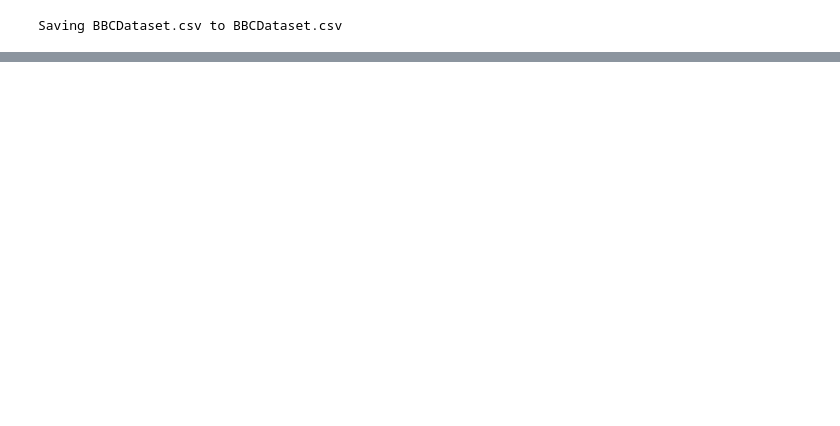
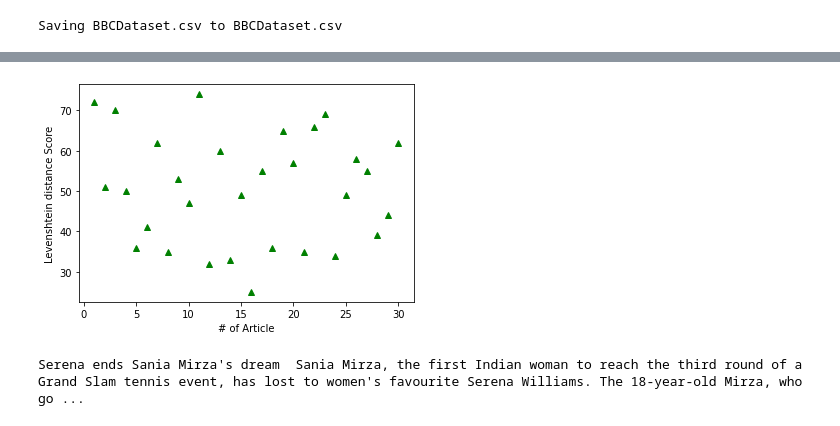
Before and after one commit to prashanth018/Text-Summarization, a Jupyter notebook: bert_extractive_summarization.ipynb, the cells around one changed output, grey strips where cells are left out. Cells and saved outputs as stored; diff of their text form; code cells hidden in the pictures; blank space fills up the shorter version.

Commit message:
Added evaluation and visualization

```diff
--- a/bert_extractive_summarization.ipynb
+++ b/bert_extractive_summarization.ipynb
@@ -147,12 +135,15 @@ Russia and Italy.
 # %%
-with open('raw_data/input.txt', 'w') as f:
-    f.write(story)
+summary_list = list()
+for news in story:
+  with open('raw_data/input.txt', 'w') as f:
+    f.write(news)
 
-input_fp = 'raw_data/input.txt'
-result_fp = 'results/summary.txt'
+  input_fp = 'raw_data/input.txt'
+  result_fp = 'results/summary.txt'
 
-summary = summarize(input_fp, result_fp, model, max_length=3)
-
-wrapper = textwrap.TextWrapper(width=80)
-print(wrapper.fill(summary))
+  summary = summarize(input_fp, result_fp, model, max_length=3)
+  summary_list.append(summary)
+  #wrapper = textwrap.TextWrapper(width=80)
+  #print(wrapper.fill(summary))
+summary_list
 # %% [output]
@@ -186,7 +189,7 @@ Installing collected packages: python-Levenshtein
 Successfully installed python-Levenshtein-0.12.2
 # %%
 hypotheses = list()
-hypotheses.append(summary)
+hypotheses = summary_list
 hypotheses
 # %% [output]
 ["Holmes starts 2005 with GB events  Kelly Holmes will start 2005 with a series of races in Britain. Holmes will make her first track appearance on home soil since winning double Olympic gold in Janua ...
@@ -193,6 +212,7 @@ hypotheses
 # %%
 references = list()
-references.append(original_summary)
+for i in original_summary:
+  references.append(i)
 
 references
 # %% [output]
@@ -208,7 +244,9 @@ print(scores)
 # %%
+fuzzy_ratio_list = []
 from fuzzywuzzy import fuzz
-for i in range(0,1):
+for i in range(0,30):
   fuzz_ratio = fuzz.ratio(hypotheses[i],references[i])
   print(fuzz_ratio)
+  fuzzy_ratio_list.append(fuzz_ratio)
 # %% [output]
 72
@@ -214,0 +271,8 @@ for i in range(0,1):
+# %%
+p2 = plt.plot([1, 2, 3, 4, 5, 6, 7, 8,9,10,11,12,13,14,15,16,17,18,19,20,21,22,23,24,25,26,27,28,29,30], fuzzy_ratio_list, 'g ^', label="bert")
+plt.ylabel('Levenshtein distance Score')
+plt.xlabel('# of Article')
+#plt.legend(handles=[p2], title='title', bbox_to_anchor=(1.05, 1), loc='upper left', fontsize='small')
+plt.show()
+# %% [output]
+[figure, added]
@@ -214,0 +281,10 @@ for i in range(0,1):
+# %%
+with open('raw_data/input.txt', 'w') as f:
+  f.write(news_sample)
+
+input_fp = 'raw_data/input.txt'
+result_fp = 'results/summary.txt'
+result = summarize(input_fp, result_fp, model, max_length=3)
+print(summary)
+# %% [output]
+Serena ends Sania Mirza's dream  Sania Mirza, the first Indian woman to reach the third round of a Grand Slam tennis event, has lost to women's favourite Serena Williams. The 18-year-old Mirza, who go ...
```
Also changed, not shown: parts of 16 cells of this notebook.
